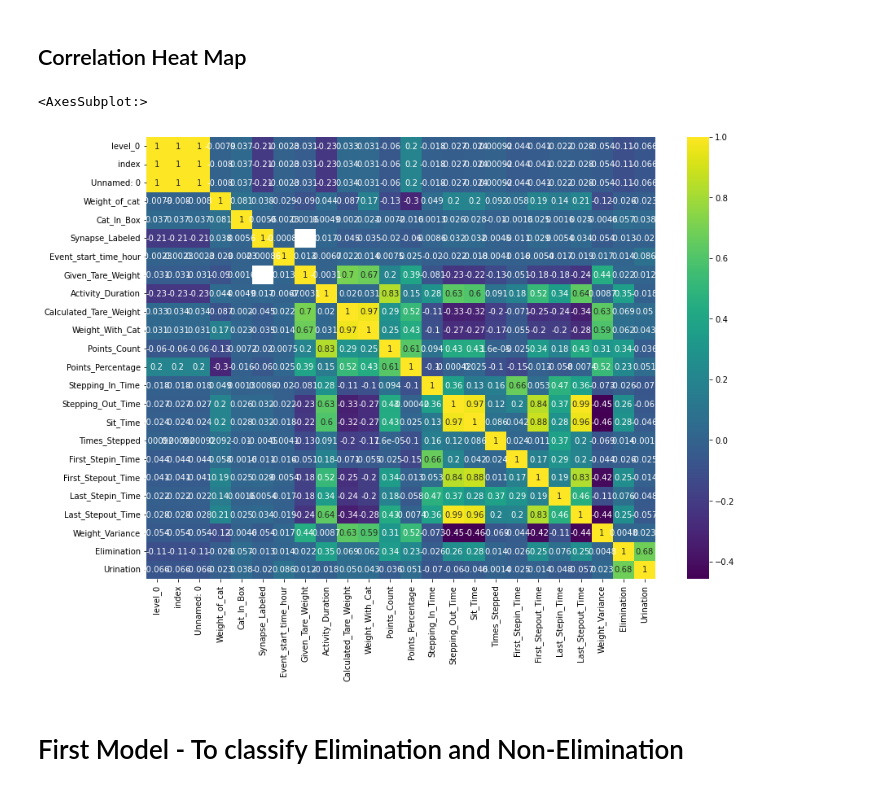
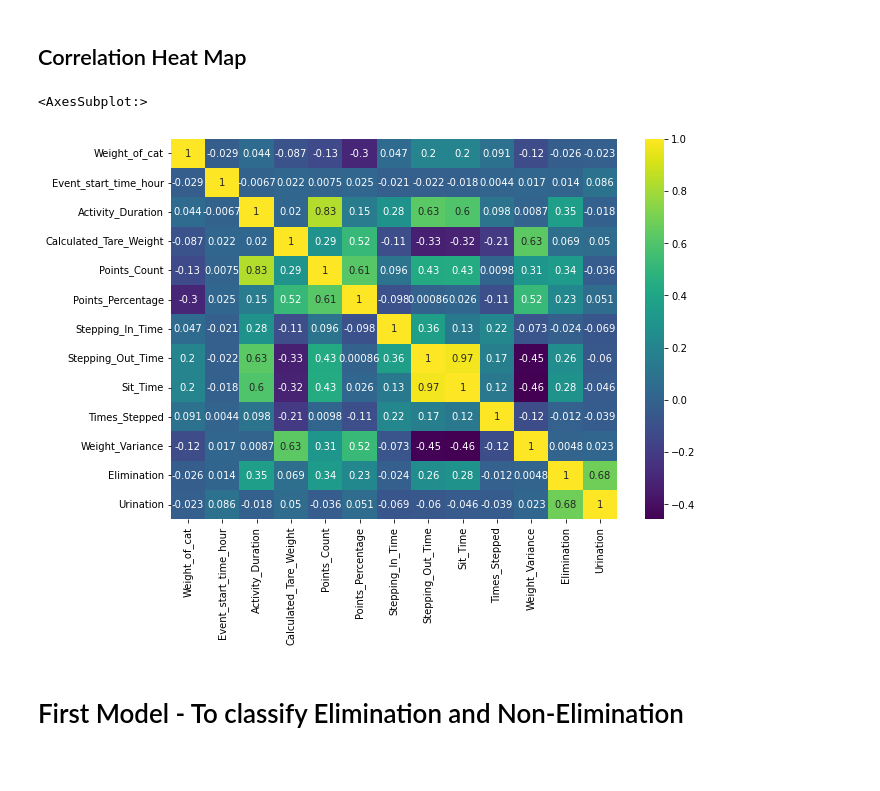
Before and after one commit to Kaushik002-git/PIP_Case_Study, a Jupyter notebook: Modeling.ipynb, the cells around one changed output. Cells and saved outputs as stored; diff of their text form; code cells hidden in the pictures.

```diff
--- a/Modeling.ipynb
+++ b/Modeling.ipynb
@@ -73,12 +72,18 @@ df
 # %% [markdown]
 ## Correlation Heat Map
 # %%
-plt.figure(figsize=(14,10))
-cor = df.corr()
+plt.figure(figsize=(10,7))
+cor = df[['Device_ID',
+       'Event_start_time', 'Name_of_cat', 'Weight_of_cat', 'Activity',
+       'Event_start_time_hour',
+       'Activity_Duration', 'Calculated_Tare_Weight',
+       'Points_Count', 'Points_Percentage',
+       'Stepping_In_Time', 'Stepping_Out_Time', 'Sit_Time', 'Times_Stepped',
+       'Weight_Variance', 'Elimination', 'Urination']].corr()
 sns.heatmap(cor, cmap = 'viridis',annot=True)
 # %% [output]
 <AxesSubplot:>
-[figure, old version]
+[figure, new version]
 # %% [markdown]
 # First Model - To classify Elimination and Non-Elimination
 # %% [markdown]
```
Also changed, not shown: parts of 42 cells of this notebook, 8 other files.
